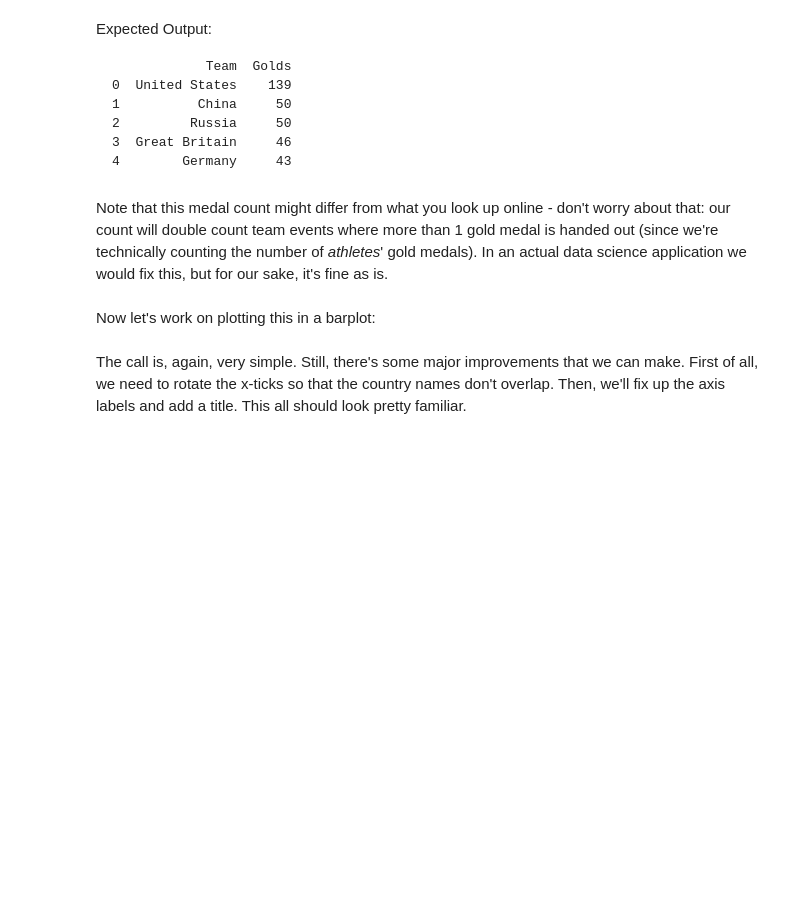
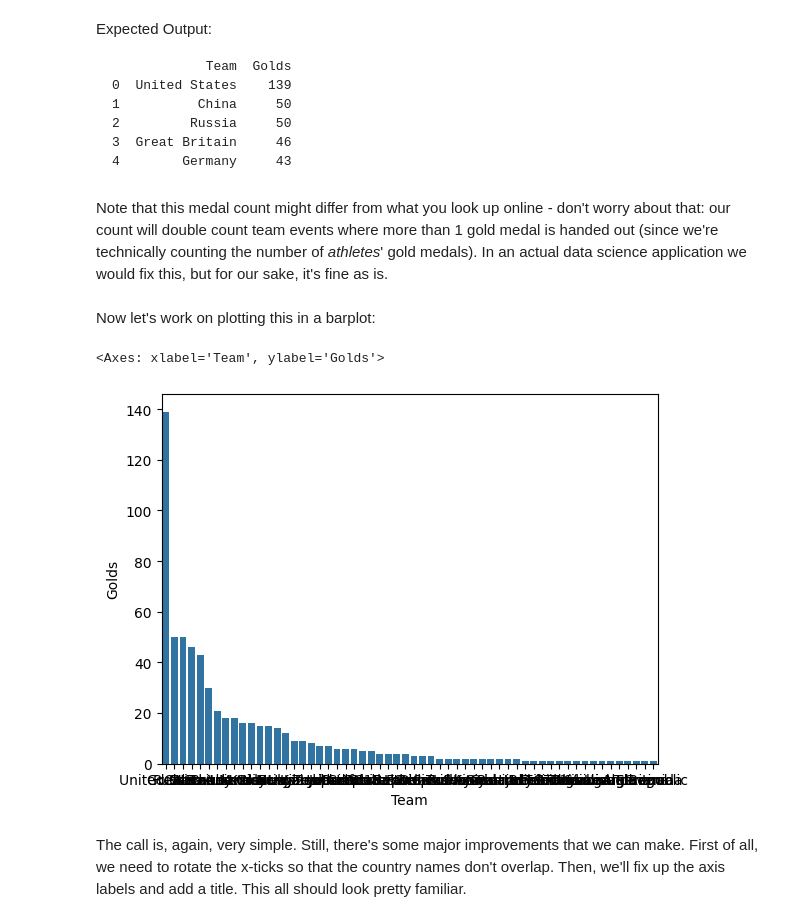
Before and after one commit to EmilineLabbe/cdj_nme, a Jupyter notebook: workbook3.ipynb, the cells around one changed output. Drawn from its saved outputs; the diff is of its cells as text; code cells hidden in the pictures; blank space fills up the shorter version.

```diff
--- a/workbook3.ipynb
+++ b/workbook3.ipynb
@@ -170,8 +170,11 @@ Now let's work on plotting this in a barplot:
 # %%
 #this line is given to you and should work if the above A2 was done correctly,
 #uncomment it when you've created the data frame 'golds'
 
-# sns.barplot(golds, x='Team', y='Golds')
+sns.barplot(golds, x='Team', y='Golds')
+# %% [output]
+<Axes: xlabel='Team', ylabel='Golds'>
+[figure, added]
 # %% [markdown]
 The call is, again, very simple. Still, there's some major improvements that we can make. First of all, we need to rotate the x-ticks so that the country names don't overlap. Then, we'll fix up the axis labels and add a title. This all should look pretty familiar.
 # %%
```
Also changed, not shown: parts of 6 cells of this notebook.
